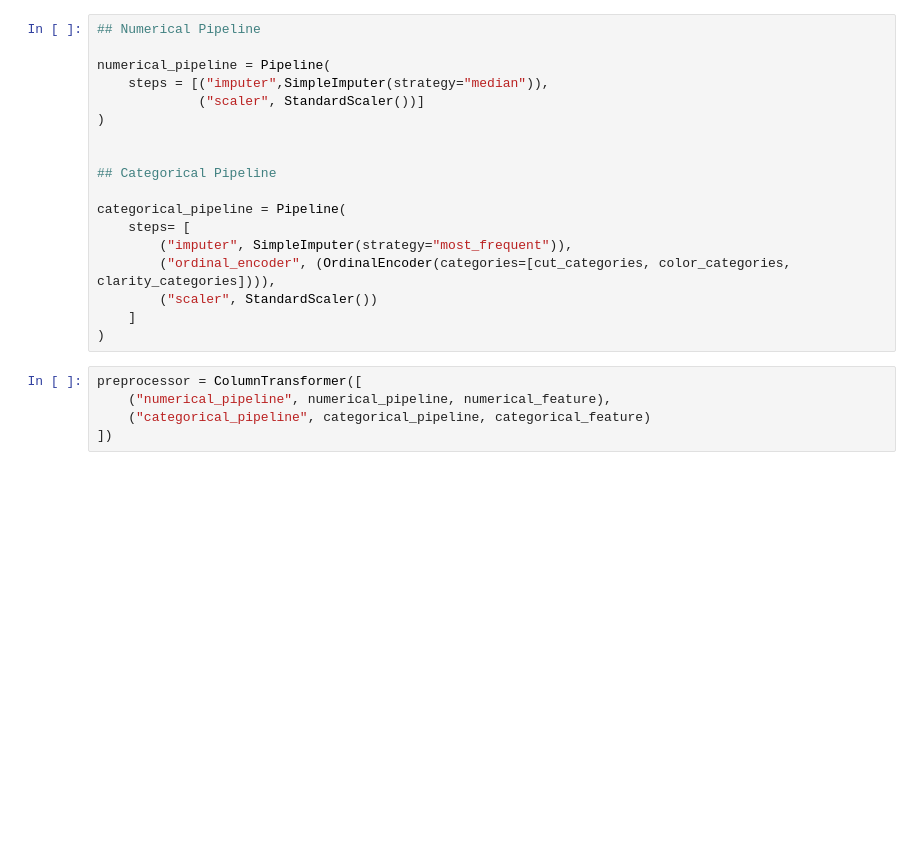
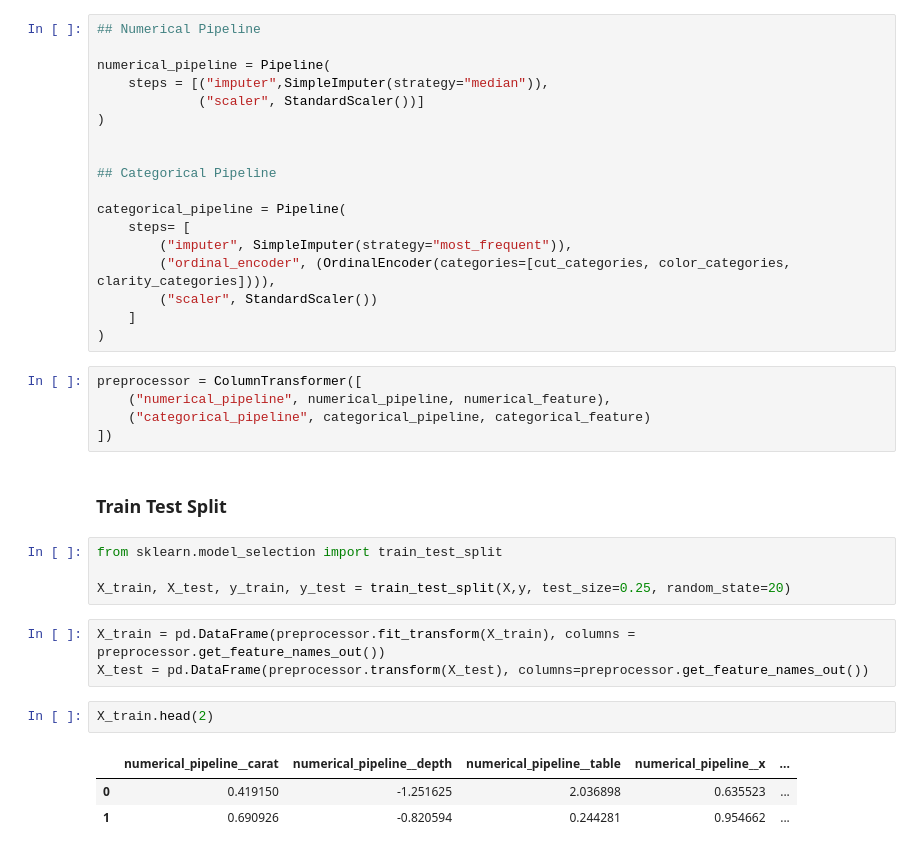
Before and after one commit to omolevictor97/Gem-Pricing, a Jupyter notebook: notebooks/data/model training.ipynb, the cells around one changed output. Saved outputs shown, nothing was run; the diff lists cells and outputs as text; blank space fills up the shorter version.

Commit message:
Model Training

```diff
--- a/notebooks/data/model training.ipynb
+++ b/notebooks/data/model training.ipynb
@@ -70,3 +70,18 @@ preprocessor = ColumnTransformer([
     ("numerical_pipeline", numerical_pipeline, numerical_feature),
     ("categorical_pipeline", categorical_pipeline, categorical_feature)
 ])
+# %% [markdown]
+### Train Test Split
+# %%
+from sklearn.model_selection import train_test_split
+
+X_train, X_test, y_train, y_test = train_test_split(X,y, test_size=0.25, random_state=20)
+# %%
+X_train = pd.DataFrame(preprocessor.fit_transform(X_train), columns = preprocessor.get_feature_names_out())
+X_test = pd.DataFrame(preprocessor.transform(X_test), columns=preprocessor.get_feature_names_out())
+# %%
+X_train.head(2)
+# %% [output]
+|  | numerical_pipeline__carat | numerical_pipeline__depth | numerical_pipeline__table | numerical_pipeline__x | ... |
+| 0 | 0.419150 | -1.251625 | 2.036898 | 0.635523 | ... |
+| 1 | 0.690926 | -0.820594 | 0.244281 | 0.954662 | ... |
```
Also changed, not shown: parts of 10 cells of this notebook, 1 other file.
